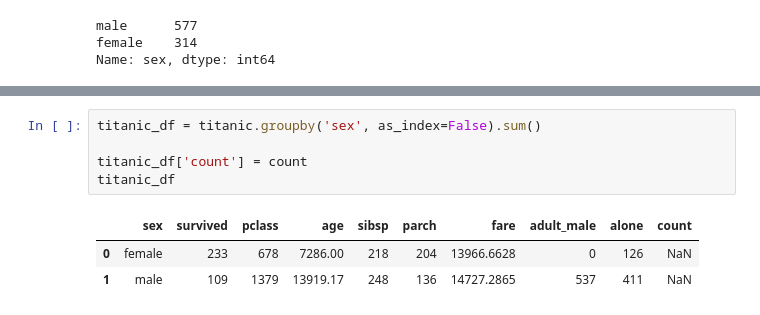
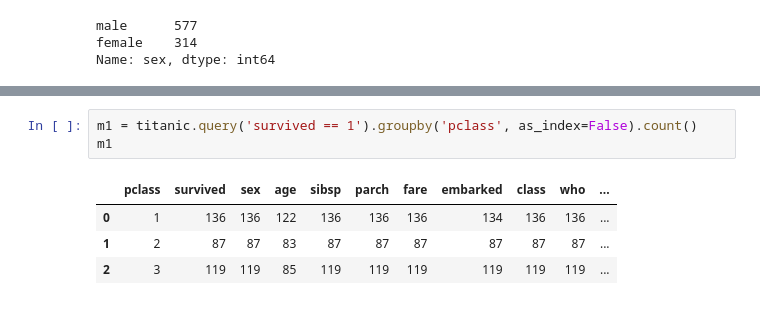
Before and after one commit to ha-es/doit_python, a Jupyter notebook: BDA/하은서73_0409_필수2.ipynb, the cells around one changed output, grey strips where cells are left out. Saved outputs shown, nothing was run; the diff lists cells and outputs as text.

```diff
--- a/BDA/하은서73_0409_필수2.ipynb
+++ b/BDA/하은서73_0409_필수2.ipynb
@@ -128,9 +94,8 @@ memory usage: 80.7+ KB
 # %%
-titanic_df = titanic.groupby('sex', as_index=False).sum()
-
-titanic_df['count'] = count
-titanic_df
+m1 = titanic.query('survived == 1').groupby('pclass', as_index=False).count()
+m1
 # %% [output]
-|  | sex | survived | pclass | age | sibsp | parch | fare | adult_male | alone | count |
-| 0 | female | 233 | 678 | 7286.00 | 218 | 204 | 13966.6628 | 0 | 126 | NaN |
-| 1 | male | 109 | 1379 | 13919.17 | 248 | 136 | 14727.2865 | 537 | 411 | NaN |
+|  | pclass | survived | sex | age | sibsp | parch | fare | embarked | class | who | ... |
+| 0 | 1 | 136 | 136 | 122 | 136 | 136 | 136 | 134 | 136 | 136 | ... |
+| 1 | 2 | 87 | 87 | 83 | 87 | 87 | 87 | 87 | 87 | 87 | ... |
+| 2 | 3 | 119 | 119 | 85 | 119 | 119 | 119 | 119 | 119 | 119 | ... |
```
Also changed, not shown: parts of 7 cells of this notebook, 1 other file.
